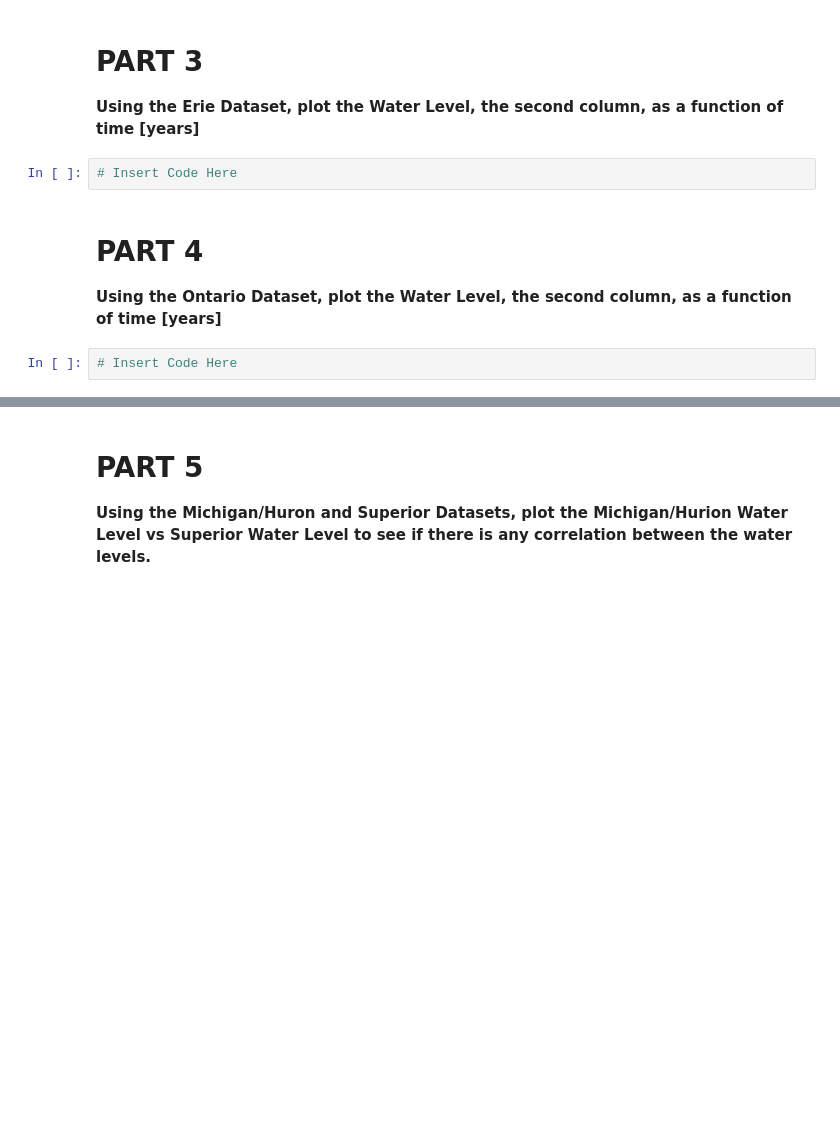
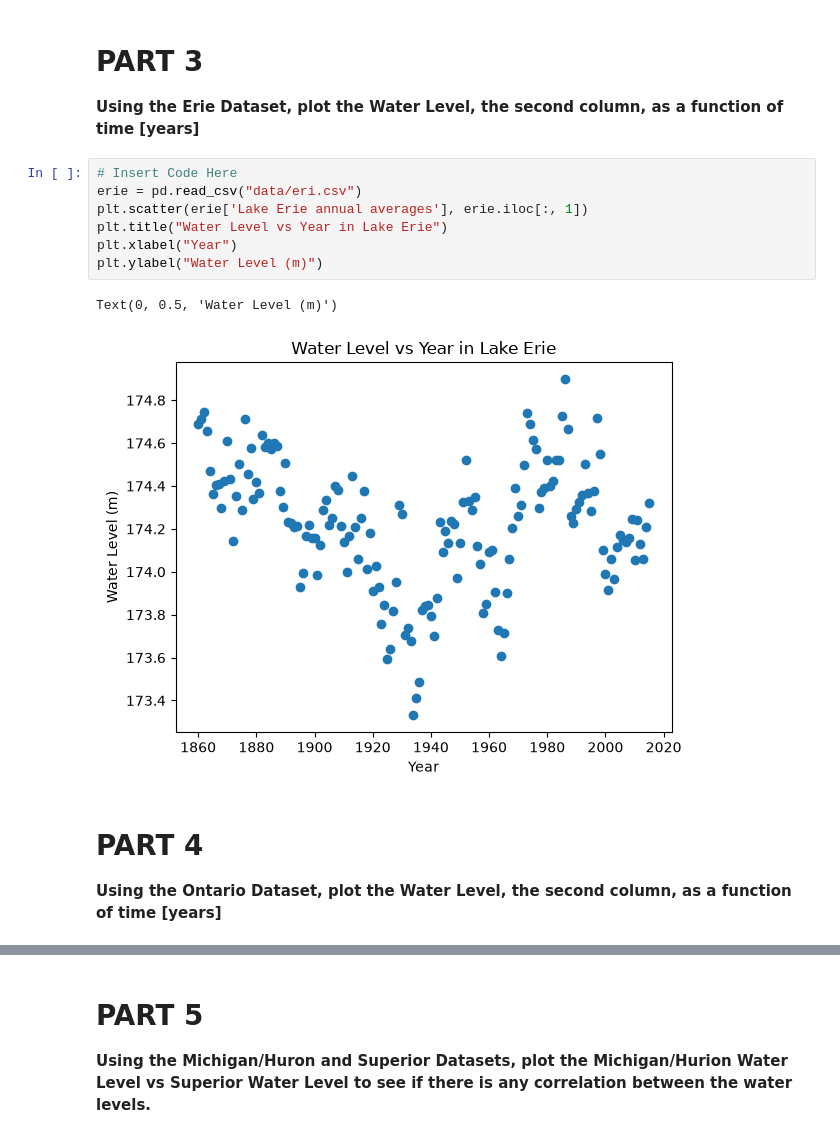
Before and after one commit to ngoharry13/CMSE202_Git_Started, a Jupyter notebook: Great_Lakes_and_Grand_River.ipynb, the cells around one changed output, grey strips where cells are left out. Drawn from its saved outputs; the diff is of its cells as text; blank space fills up the shorter version.

```diff
--- a/Great_Lakes_and_Grand_River.ipynb
+++ b/Great_Lakes_and_Grand_River.ipynb
@@ -50,11 +56,17 @@ plt.ylabel("Water Level (m)")
 # PART 3
 
 **Using the Erie Dataset, plot the Water Level, the second column, as a function of time [years]**
-# %%
-# Insert Code Here
+# %%
+# Insert Code Here
+erie = pd.read_csv("data/eri.csv")
+plt.scatter(erie['Lake Erie annual averages'], erie.iloc[:, 1])
+plt.title("Water Level vs Year in Lake Erie")
+plt.xlabel("Year")
+plt.ylabel("Water Level (m)")
+# %% [output]
+Text(0, 0.5, 'Water Level (m)')
+[figure, added]
 # %% [markdown]
 # PART 4
 
 **Using the Ontario Dataset, plot the Water Level, the second column, as a function of time [years]**
-# %%
-# Insert Code Here
```
Also changed, not shown: parts of 3 cells of this notebook.
